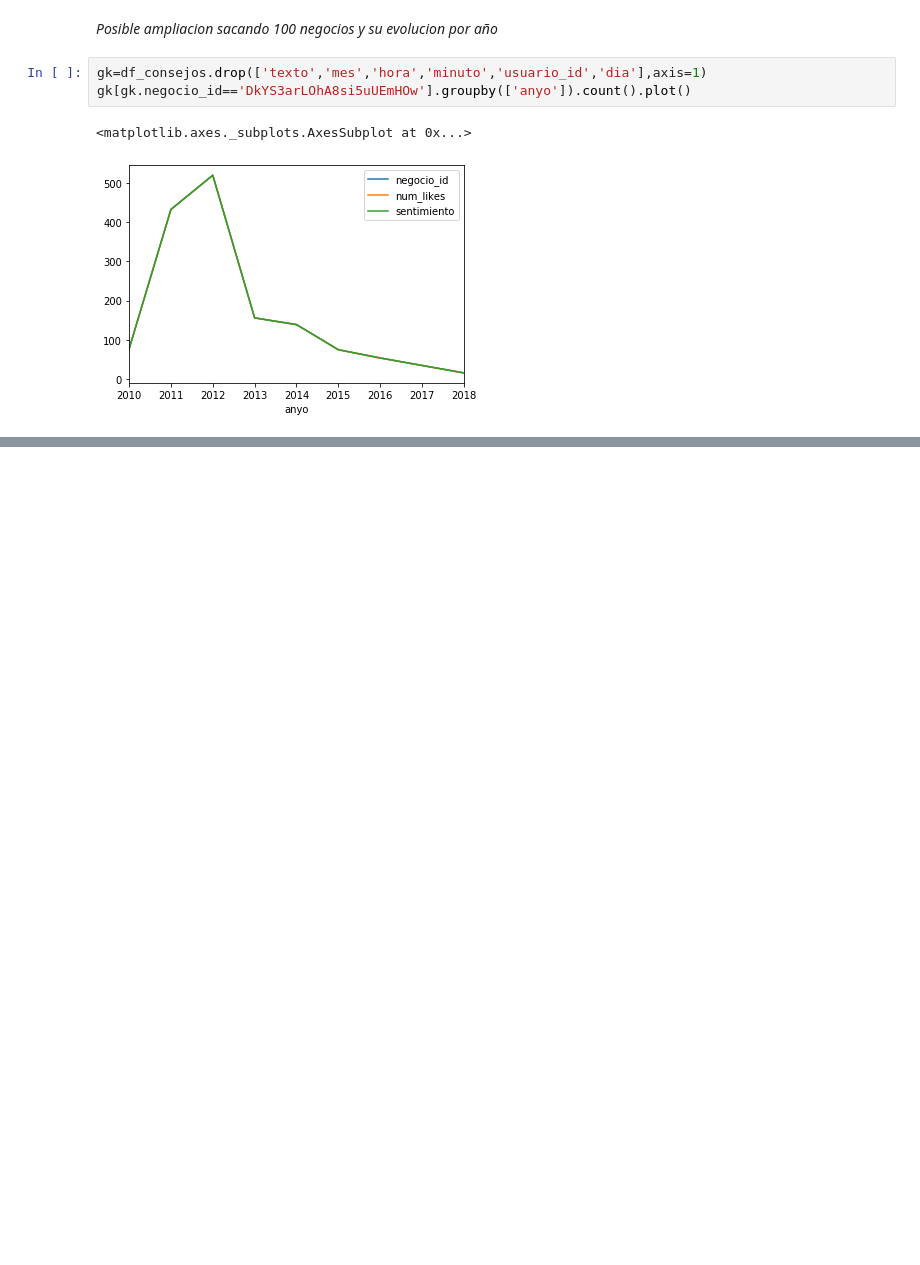
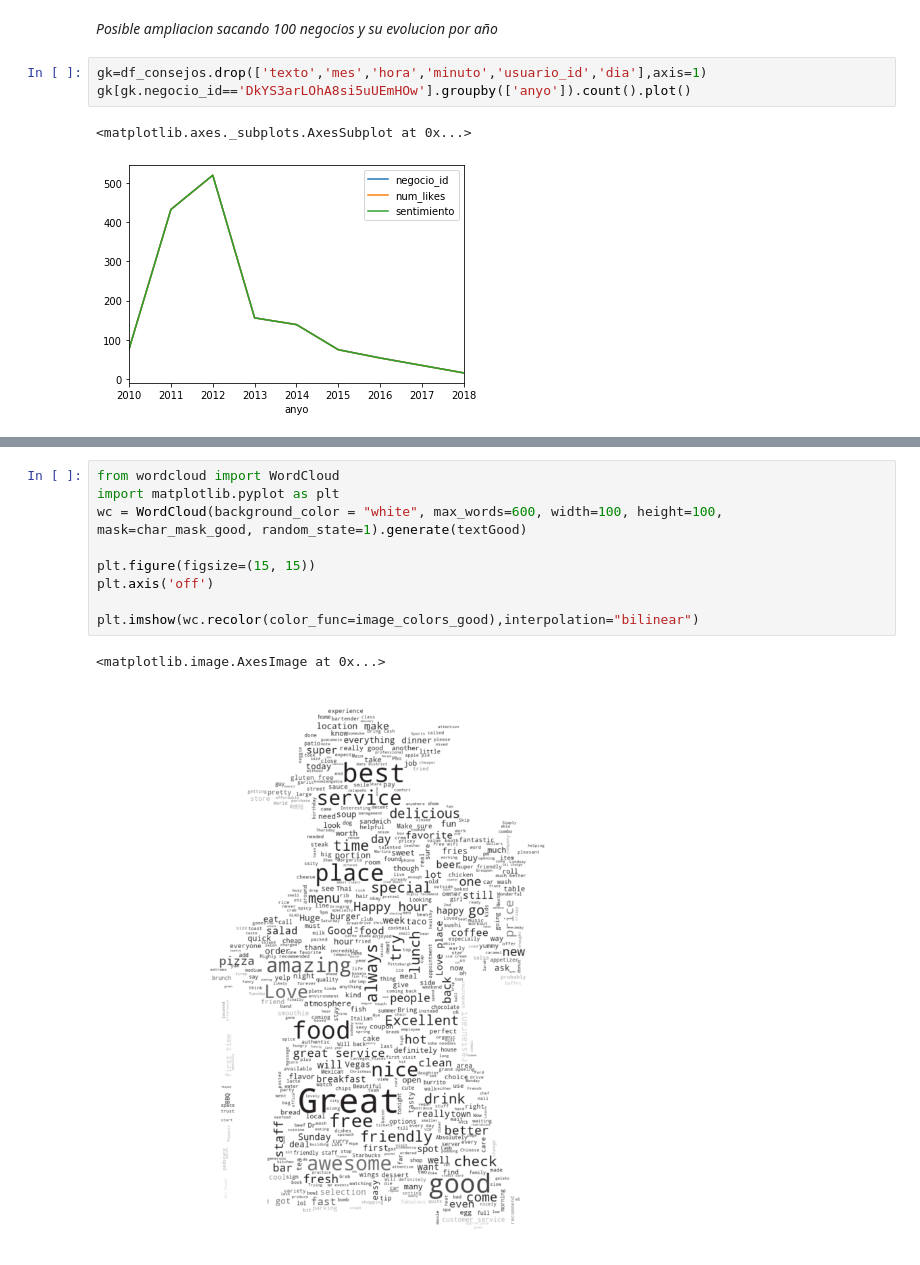
Before and after one commit to jcorrochanoj/DesafioFinalAD, a Jupyter notebook: Analisis_Consejos.ipynb, the cells around one changed output, grey strips where cells are left out. Saved outputs shown, nothing was run; the diff lists cells and outputs as text; blank space fills up the shorter version.

```diff
--- a/Analisis_Consejos.ipynb
+++ b/Analisis_Consejos.ipynb
@@ -326,0 +443,12 @@ gk[gk.negocio_id=='DkYS3arLOhA8si5uUEmHOw'].groupby(['anyo']).count().plot()
+# %%
+from wordcloud import WordCloud
+import matplotlib.pyplot as plt
+wc = WordCloud(background_color = "white", max_words=600, width=100, height=100, mask=char_mask_good, random_state=1).generate(textGood)
+
+plt.figure(figsize=(15, 15))
+plt.axis('off')
+
+plt.imshow(wc.recolor(color_func=image_colors_good),interpolation="bilinear")
+# %% [output]
+<matplotlib.image.AxesImage at 0x...>
+[figure, added]
```
Also changed, not shown: parts of 23 cells of this notebook, 3 other files.
